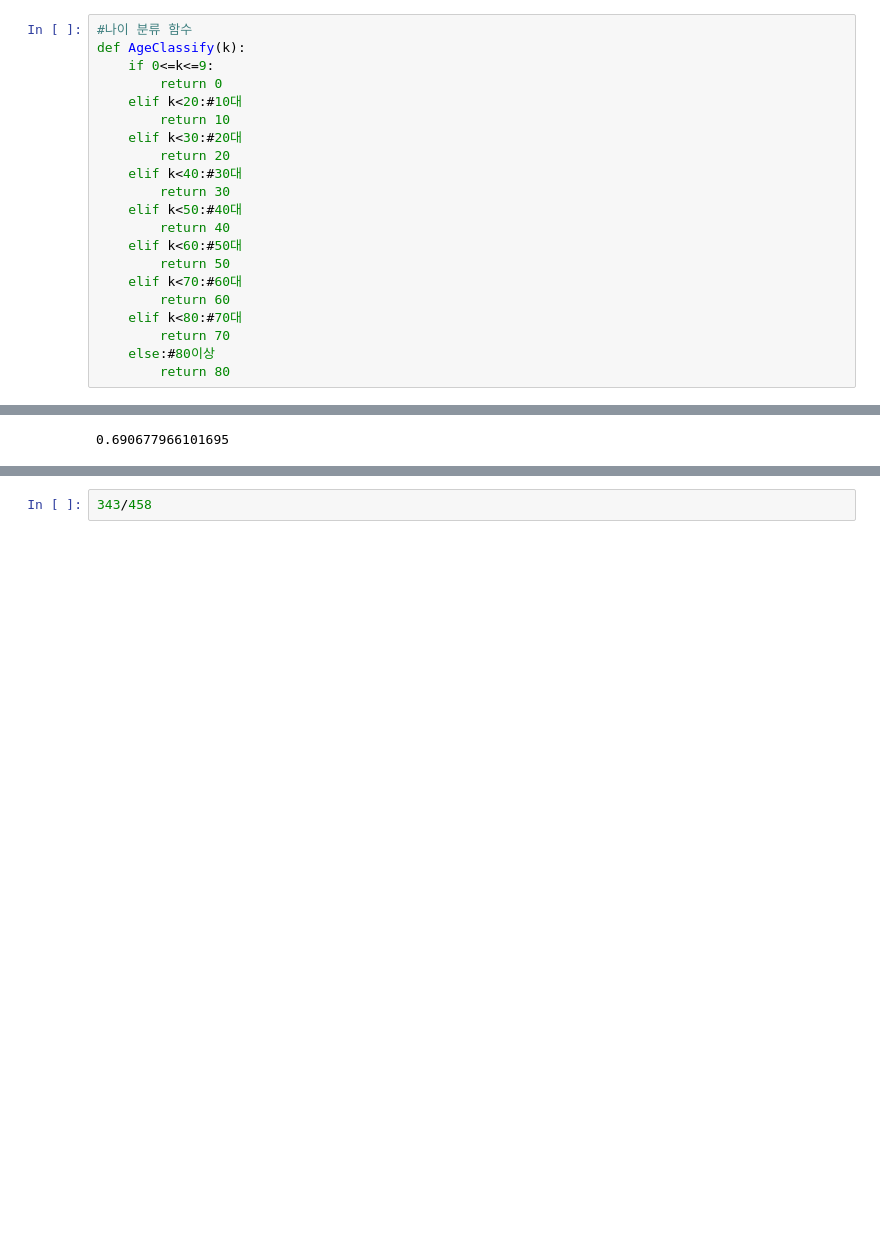
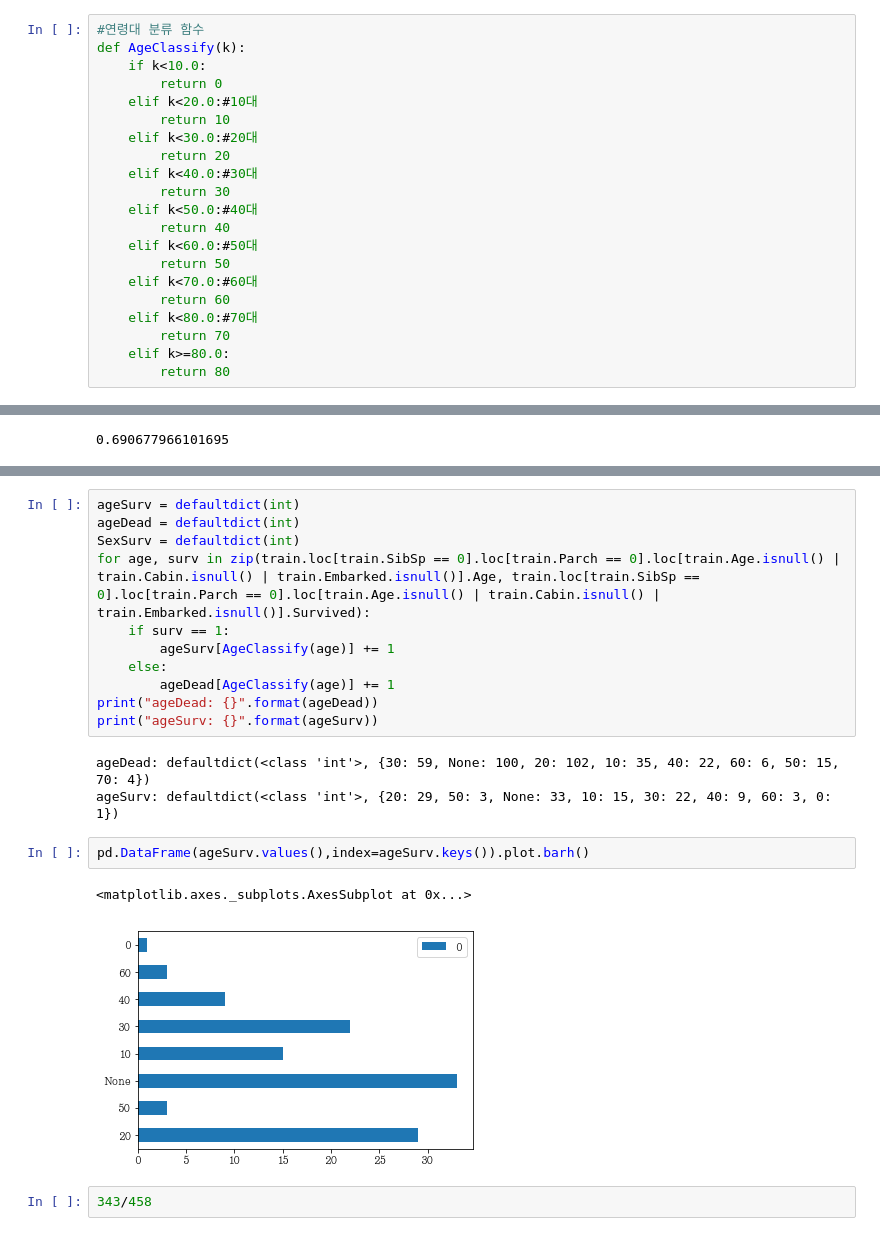
Before and after one commit to Abdumaleek/Kaggle-Titanic, a Jupyter notebook: New Titanic.ipynb, the cells around one changed output, grey strips where cells are left out. Cells and saved outputs as stored; diff of their text form; blank space fills up the shorter version.

```diff
--- a/New Titanic.ipynb
+++ b/New Titanic.ipynb
@@ -174,23 +145,23 @@ test탑승자의 정보도 일부 누락되어있다. --> Age, Fare, Cabin
 # %%
-#나이 분류 함수
+#연령대 분류 함수
 def AgeClassify(k):
-    if 0<=k<=9:
+    if k<10.0:
         return 0
-    elif k<20:#10대
+    elif k<20.0:#10대
         return 10
-    elif k<30:#20대
+    elif k<30.0:#20대
         return 20
-    elif k<40:#30대
+    elif k<40.0:#30대
         return 30
-    elif k<50:#40대
+    elif k<50.0:#40대
         return 40
-    elif k<60:#50대
+    elif k<60.0:#50대
         return 50
-    elif k<70:#60대
+    elif k<70.0:#60대
         return 60
-    elif k<80:#70대
+    elif k<80.0:#70대
         return 70
-    else:#80이상
+    elif k>=80.0:
         return 80
 # %% [markdown]
 ## Null값 유무, 동승자 유무(SibSp + Parch), 사망 여부의 상관관계
@@ -324,3 +318,22 @@ defaultdict(int, {1: 115, 0: 343})
+# %%
+ageSurv = defaultdict(int)
+ageDead = defaultdict(int)
+SexSurv = defaultdict(int)
+for age, surv in zip(train.loc[train.SibSp == 0].loc[train.Parch == 0].loc[train.Age.isnull() | train.Cabin.isnull() | train.Embarked.isnull()].Age, train.loc[train.SibSp == 0].loc[train.Parch == 0].loc[train.Age.isnull() | train.Cabin.isnull() | train.Embarked.isnull()].Survived):
+    if surv == 1:
+        ageSurv[AgeClassify(age)] += 1
+    else:
+        ageDead[AgeClassify(age)] += 1
+print("ageDead: {}".format(ageDead))
+print("ageSurv: {}".format(ageSurv))
+# %% [output]
+ageDead: defaultdict(<class 'int'>, {30: 59, None: 100, 20: 102, 10: 35, 40: 22, 60: 6, 50: 15, 70: 4})
+ageSurv: defaultdict(<class 'int'>, {20: 29, 50: 3, None: 33, 10: 15, 30: 22, 40: 9, 60: 3, 0: 1})
+# %%
+pd.DataFrame(ageSurv.values(),index=ageSurv.keys()).plot.barh()
+# %% [output]
+<matplotlib.axes._subplots.AxesSubplot at 0x...>
+[figure, added]
 # %%
 343/458
 # %% [output]
```
Also changed, not shown: parts of 52 cells of this notebook.
